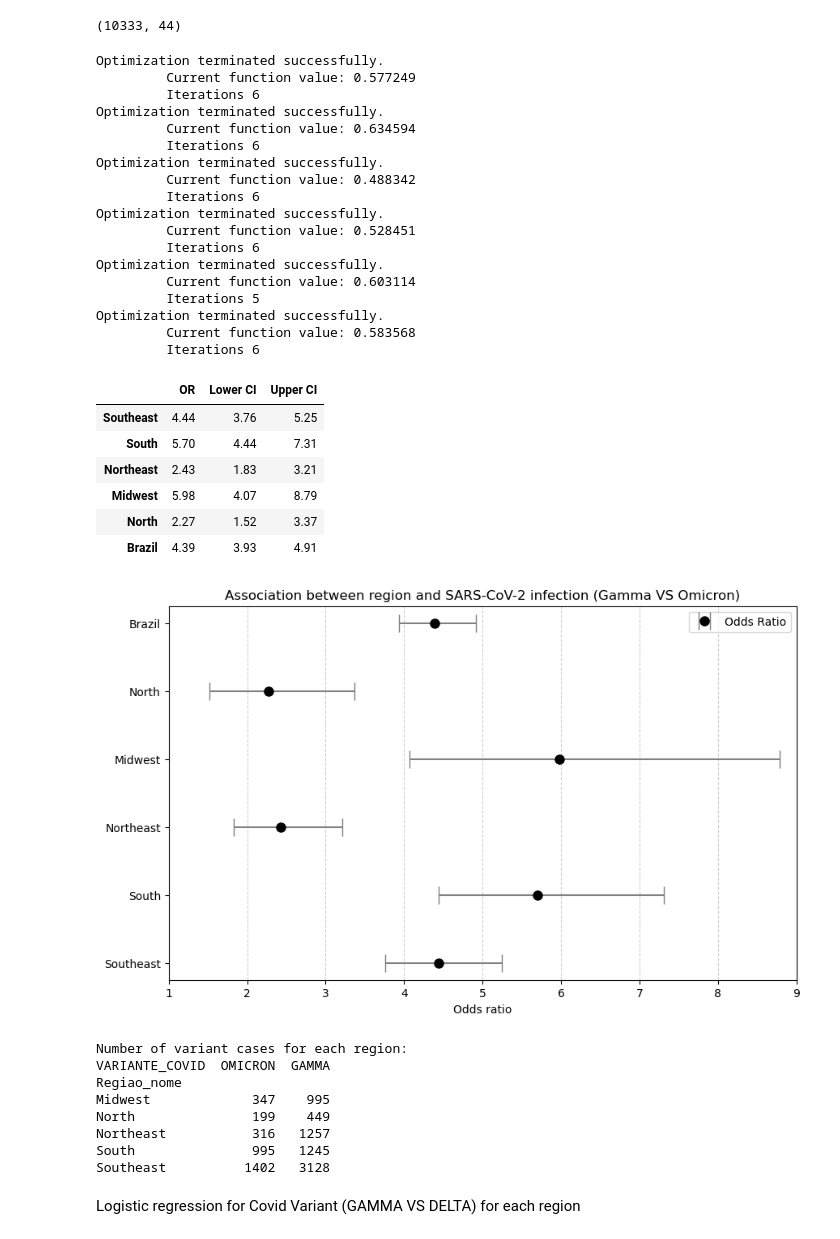
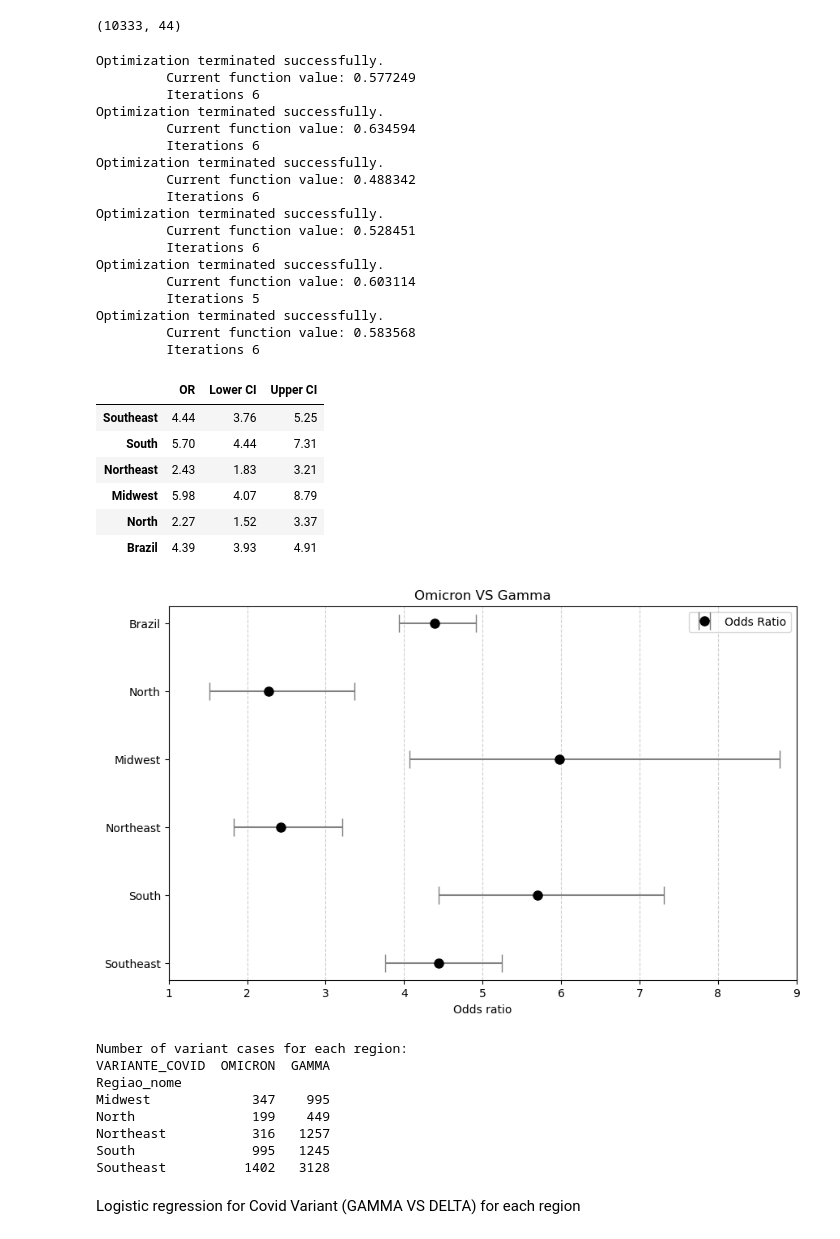
Before and after one commit to LucasTramonte/Analysis-SARS-CoV-2-variants, a Jupyter notebook: Logistic_Regression.ipynb, the cells around one changed output. Drawn from its saved outputs; the diff is of its cells as text; code cells hidden in the pictures.

```diff
--- a/Logistic_Regression.ipynb
+++ b/Logistic_Regression.ipynb
@@ -745,7 +622,7 @@ ax.errorbar(or_['OR'], or_.index, xerr=[or_['OR'] - or_['Lower CI'], or_['Upper
 
 # Adding labels and title to the graph
 ax.set_xlabel("Odds ratio")
-ax.set_title('Association between region and SARS-CoV-2 infection (Gamma VS Omicron)')
+ax.set_title('Omicron VS Gamma')
 ax.set_xlim(1, 9)
 
 # Adding a legend for better understanding
@@ -761,34 +638,34 @@ crosstab_gamma_omicrom_REGION = pd.crosstab(df_temp['Regiao_nome'], df_temp['VAR
 crosstab_gamma_omicrom_REGION.rename(columns={0: "OMICRON", 1: "GAMMA"}, inplace=True)
 print()
 print("Number of variant cases for each region:")
 print(crosstab_gamma_omicrom_REGION)
 # %% [output]
 Optimization terminated successfully.
          Current function value: 0.577249
          Iterations 6
 Optimization terminated successfully.
          Current function value: 0.634594
          Iterations 6
 Optimization terminated successfully.
          Current function value: 0.488342
          Iterations 6
 Optimization terminated successfully.
          Current function value: 0.528451
          Iterations 6
 Optimization terminated successfully.
          Current function value: 0.603114
          Iterations 5
 Optimization terminated successfully.
          Current function value: 0.583568
          Iterations 6
 |  | OR | Lower CI | Upper CI |
 | Southeast | 4.44 | 3.76 | 5.25 |
 | South | 5.70 | 4.44 | 7.31 |
 | Northeast | 2.43 | 1.83 | 3.21 |
 | Midwest | 5.98 | 4.07 | 8.79 |
 | North | 2.27 | 1.52 | 3.37 |
 | Brazil | 4.39 | 3.93 | 4.91 |
-[figure, old version]
+[figure, new version]
 Number of variant cases for each region:
 VARIANTE_COVID  OMICRON  GAMMA
 Regiao_nome
```
Also changed, not shown: parts of 30 cells of this notebook.
